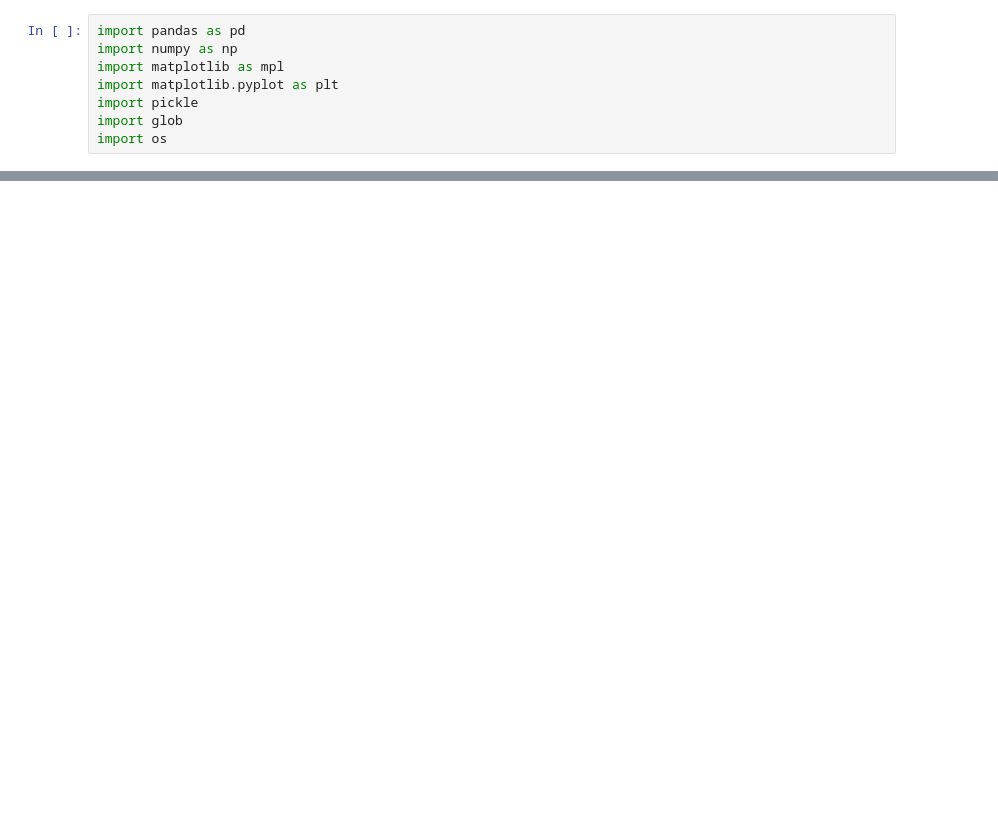
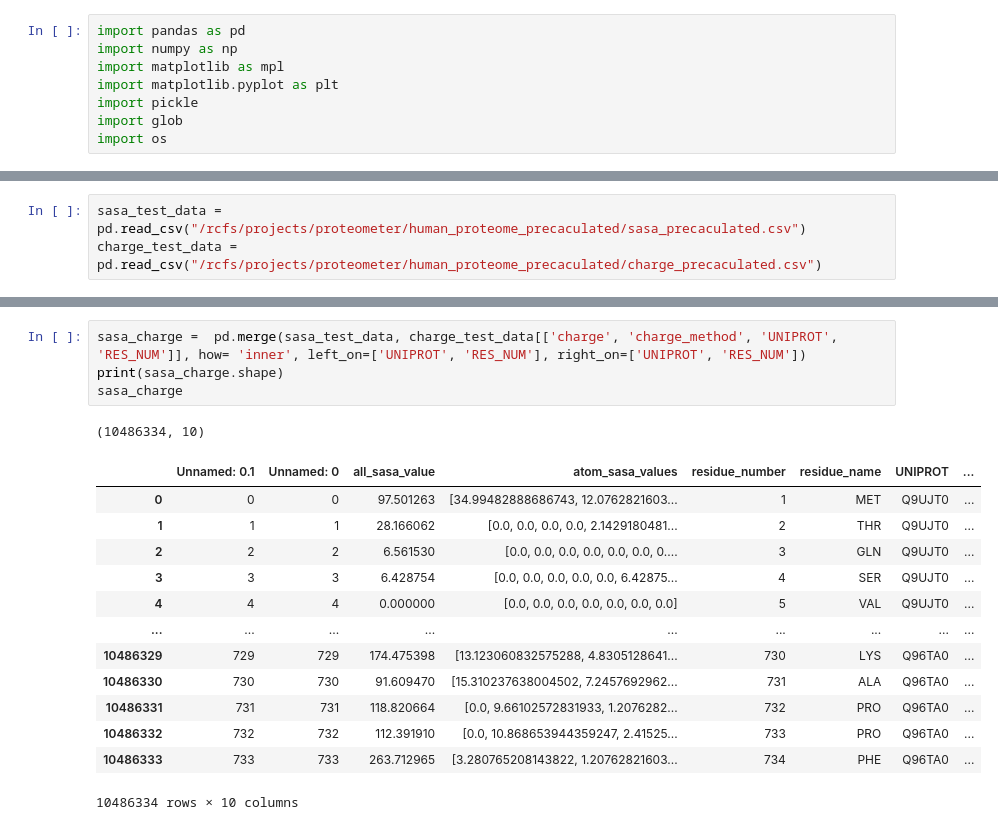
Before and after one commit to PhenoMeters/pheno_analysis, a Jupyter notebook: merge_results.ipynb, the cells around one changed output, grey strips where cells are left out. Drawn from its saved outputs; the diff is of its cells as text; blank space fills up the shorter version.

```diff
--- a/merge_results.ipynb
+++ b/merge_results.ipynb
@@ -604,0 +23,3 @@ missing_list = unique_uniprot_psp not in li
+# %%
+sasa_test_data = pd.read_csv("/rcfs/projects/proteometer/human_proteome_precaculated/sasa_precaculated.csv")
+charge_test_data = pd.read_csv("/rcfs/projects/proteometer/human_proteome_precaculated/charge_precaculated.csv")
@@ -604,0 +52,19 @@ missing_list = unique_uniprot_psp not in li
+# %%
+sasa_charge =  pd.merge(sasa_test_data, charge_test_data[['charge', 'charge_method', 'UNIPROT', 'RES_NUM']], how= 'inner', left_on=['UNIPROT', 'RES_NUM'], right_on=['UNIPROT', 'RES_NUM'])
+print(sasa_charge.shape)
+sasa_charge
+# %% [output]
+(10486334, 10)
+|  | Unnamed: 0.1 | Unnamed: 0 | all_sasa_value | atom_sasa_values | residue_number | residue_name | UNIPROT | ... |
+| 0 | 0 | 0 | 97.501263 | [34.99482888686743, 12.0762821603... | 1 | MET | Q9UJT0 | ... |
+| 1 | 1 | 1 | 28.166062 | [0.0, 0.0, 0.0, 0.0, 2.1429180481... | 2 | THR | Q9UJT0 | ... |
+| 2 | 2 | 2 | 6.561530 | [0.0, 0.0, 0.0, 0.0, 0.0, 0.0, 0.... | 3 | GLN | Q9UJT0 | ... |
+| 3 | 3 | 3 | 6.428754 | [0.0, 0.0, 0.0, 0.0, 0.0, 6.42875... | 4 | SER | Q9UJT0 | ... |
+| 4 | 4 | 4 | 0.000000 | [0.0, 0.0, 0.0, 0.0, 0.0, 0.0, 0.0] | 5 | VAL | Q9UJT0 | ... |
+| ... | ... | ... | ... | ... | ... | ... | ... | ... |
+| 10486329 | 729 | 729 | 174.475398 | [13.123060832575288, 4.8305128641... | 730 | LYS | Q96TA0 | ... |
+| 10486330 | 730 | 730 | 91.609470 | [15.310237638004502, 7.2457692962... | 731 | ALA | Q96TA0 | ... |
+| 10486331 | 731 | 731 | 118.820664 | [0.0, 9.66102572831933, 1.2076282... | 732 | PRO | Q96TA0 | ... |
+| 10486332 | 732 | 732 | 112.391910 | [0.0, 10.868653944359247, 2.41525... | 733 | PRO | Q96TA0 | ... |
+| 10486333 | 733 | 733 | 263.712965 | [3.280765208143822, 1.20762821603... | 734 | PHE | Q96TA0 | ... |
+10486334 rows × 10 columns
```
Also changed, not shown: parts of 69 cells of this notebook.
